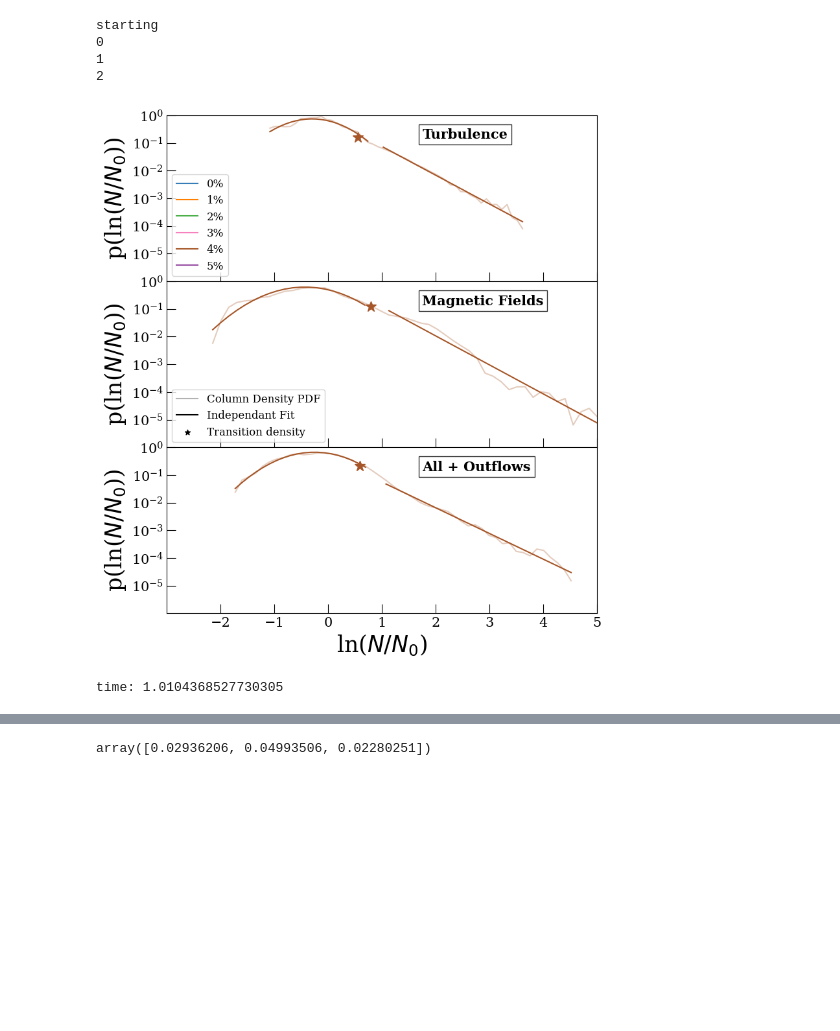
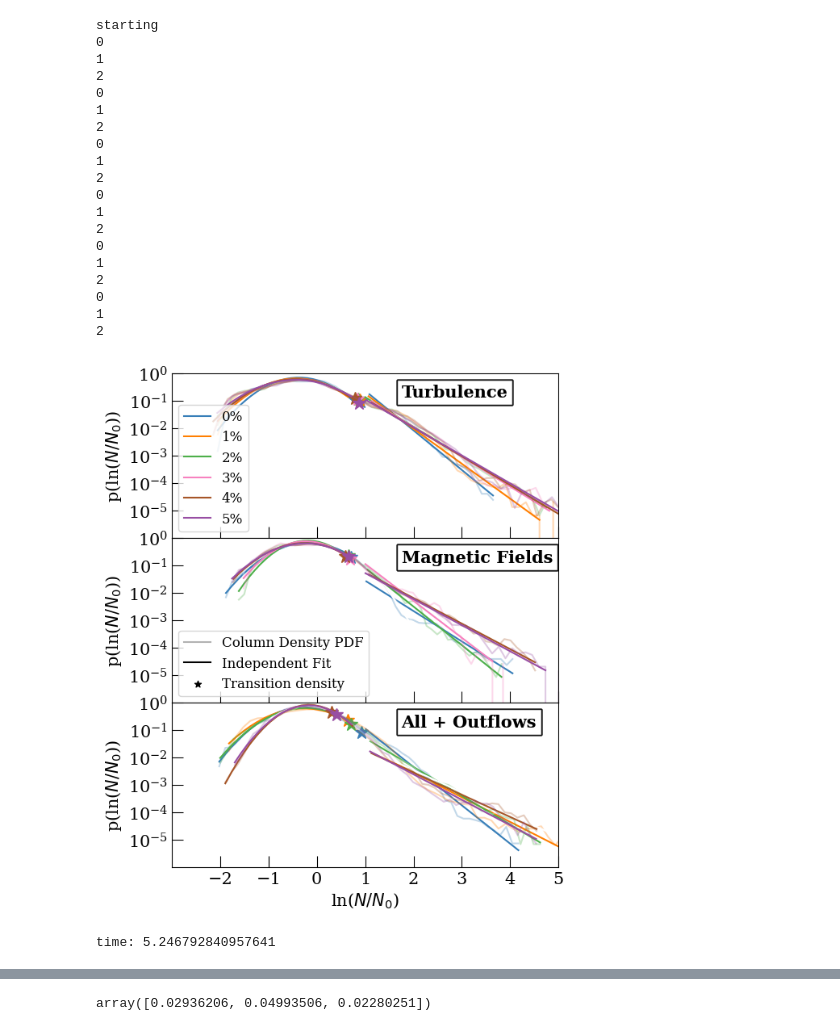
Before and after one commit to Kiihne/PDF-kiihne, a Jupyter notebook: full_pipeline.ipynb, the cells around one changed output, grey strips where cells are left out. Saved outputs shown, nothing was run; the diff lists cells and outputs as text; code cells hidden in the pictures; blank space fills up the shorter version.

Commit message:
full pipeline of plots

```diff
--- a/full_pipeline.ipynb
+++ b/full_pipeline.ipynb
@@ -20,16 +20,16 @@ plt.rcParams["font.family"] = "serif"
 #set parameters. don't change any other cell in notebook
 #hit enter 9 times
 num_axis = 1 #can be 1,2, or 3. sets number of lines of sight and makes sure right files pulled
-num_runs = 1 #set to 1 if looking at aspecific case. otherwise set to 6.
-percent_case = 4 #if focusing on one SFE, sets which % snapshot to look at
+num_runs = 6 #set to 1 if looking at aspecific case. otherwise set to 6.
+percent_case = 3 #if focusing on one SFE, sets which % snapshot to look at
 # %%
-#super spline
+#super combined
 start = time.time()
 print('starting')
 percent_f = [0,1,2,3,4,5]
 perc_f = ('0','1','2','3','4','5')
 color_list = ('#377eb8', '#ff7f00', '#4daf4a','#f781bf', '#a65628', '#984ea3','#999999', '#e41a1c', '#dede00')
-fig, ax = plt.subplots(nrows=3,ncols=1,figsize=(8,10),sharex = 'all', sharey = 'row', gridspec_kw={'hspace': 0,'wspace':0})
+fig, ax = plt.subplots(nrows=3,ncols=1,figsize=(6,8),sharex = 'all', sharey = 'row', gridspec_kw={'hspace': 0,'wspace':0})
 ax =ax.ravel()
 for B in range(num_runs):
     if num_runs ==1:
@@ -54,7 +54,6 @@ for B in range(num_runs):
 
     #plot setup
     d = {}
-    variable_name =('density_g','density_gt','density_gtm', 'density_gtmp')
     input_file = inputfile[percent]
     plot_data = np.load(input_file, allow_pickle=True)
     #main processing cell.
@@ -66,9 +65,15 @@ for B in range(num_runs):
     #plt.suptitle('Column Densities with ' + perc + '% SFE', size =26)
     #ax[0].annotate(' log upper limit = .75\n linear lower limit = 1',[-2,1e-5], size =15)
 
-    b = 0
+    b = 3
 
     for n in range(3):
+        if B ==1 and n ==1 or B==3 and n==2:
+            color_list = ('white', 'white', 'white','white', 'white', 'white','white', 'white', 'white')
+            visible = 0
+        else:
+            color_list = ('#377eb8', '#ff7f00', '#4daf4a','#f781bf', '#a65628', '#984ea3','#999999', '#e41a1c', '#dede00')
+            visible = 1
         den = plot_data[plot_data.files[n+1]]
         print(n)     #for time keeping
 
@@ -124,9 +129,9 @@ for B in range(num_runs):
 
 
         if n > 1:
-            ax[n].set_xlabel(r'ln($N/N_0$)', size=25)
+            ax[n].set_xlabel(r'ln($N/N_0$)', size=15)
 
-        ax[n].set_ylabel(r'p(ln($N/N_0$))', size=25)
+        ax[n].set_ylabel(r'p(ln($N/N_0$))', size=15)
 
         ax[n].annotate(titles[n], (1.75,.2), color = 'black', fontsize =15, weight = 'bold',horizontalalignment='left',verticalalignment='center', textcoords='data', bbox=dict(facecolor='white', alpha=0.8))
         ax[n].tick_params(direction='in', which = 'major', size =10)
@@ -156,36 +161,51 @@ for B in range(num_runs):
         str_dictionary = repr(sigma_error)
         file.write(str_dictionary + "\n")
         file.close()
 
 #dots in a far corner just to make legend
 ax[0].plot(100,100,color = color_list[0], label ='0%')
 ax[0].plot(100,100,color = color_list[1], label ='1%')
 ax[0].plot(100,100,color = color_list[2], label ='2%')
 ax[0].plot(100,100,color = color_list[3], label ='3%')
 ax[0].plot(100,100,color = color_list[4], label ='4%')
 ax[0].plot(100,100,color = color_list[5], label ='5%')
 ax[0].legend(loc = 'lower left',fontsize = 12)
 ax[1].scatter(100,100,color = 'black',marker = '*', label ='Transition density')
 ax[1].plot(100,100,color = 'black',alpha = .3, label ='Column Density PDF')
-ax[1].plot(100,100,color = 'black', label ='Independant Fit')
+ax[1].plot(100,100,color = 'black', label ='Independent Fit')
 ax[1].legend(loc = 'lower left',fontsize = 12)
 
 plt.tight_layout()
 plt.subplots_adjust(top=.85)
 if num_runs == 1:
     plt.savefig('pipeline/'+ perc +'per_pipeline/combined_col_'+ perc+'_percent.pdf', bbox_inches='tight', format = 'pdf')
 else:
     plt.savefig('pipeline/combined_col_super.pdf', bbox_inches='tight', format = 'pdf')
 plt.show()
 end = time.time()
 print("time:",(end-start)/60)
 # %% [output]
 starting
 0
 1
 2
+0
+1
+2
+0
+1
+2
+0
+1
+2
+0
+1
+2
+0
+1
+2
-[figure, old version]
+[figure, new version]
-time: 1.0104368527730305
+time: 5.246792840957641
 # %%
 #super plot with all snapshots
 start = time.time()
```
Also changed, not shown: parts of 9 cells of this notebook.
